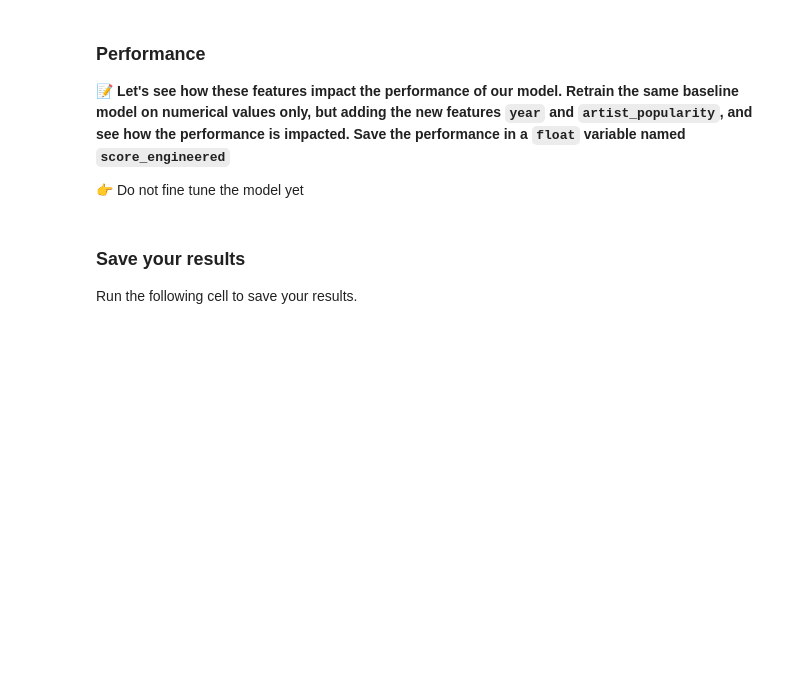
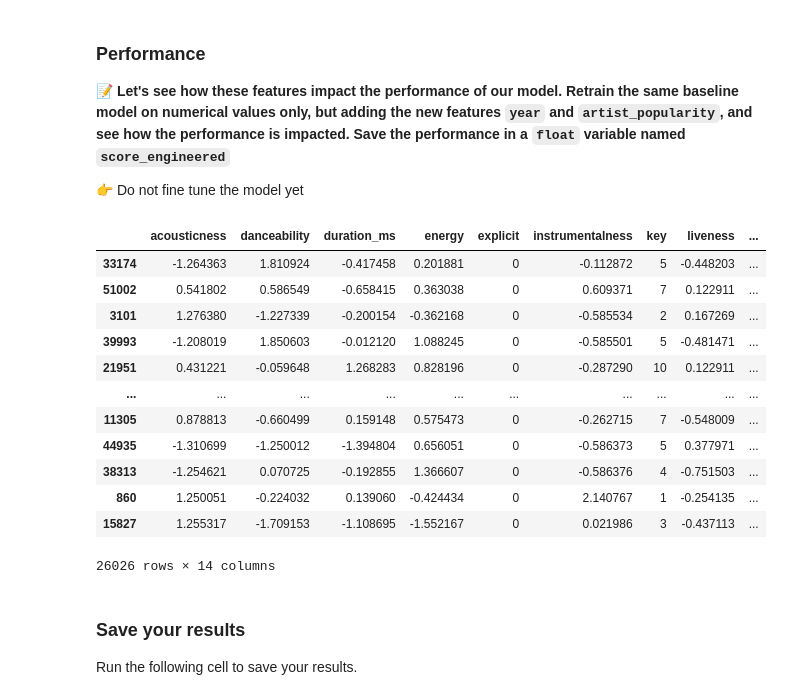
Before and after one commit to Celine-Guan/data-certification-exam, a Jupyter notebook: machine_learning/spotify_popularity_predictor.ipynb, the cells around one changed output. Cells and saved outputs as stored; diff of their text form; code cells hidden in the pictures; blank space fills up the shorter version.

```diff
--- a/machine_learning/spotify_popularity_predictor.ipynb
+++ b/machine_learning/spotify_popularity_predictor.ipynb
@@ -132,5 +133,7 @@ X_train, X_test, y_train, y_test = train_test_split(X_baseline, y, test_size=0.5
 
 **📝 Create `X_train_year` and `X_test_year` by adding the new column `year` containing the release year of the track as integer**
 # %%
-X_train['year'] = pd.DatetimeIndex(X_train['release_date']).year
-X_test['year'] = pd.DatetimeIndex(X_test['release_date']).year
+X_train_year = X_train
+X_train_year['year'] = pd.to_datetime(X_train_year['release_date']).dt.year
+X_test_year = X_test
+X_test_year['year'] = pd.to_datetime(X_test_year['release_date']).dt.year
@@ -148,9 +160,17 @@ artist_popularity=
+# %%
+df_train = pd.concat([X_train, y_train], axis=1)
+artist_popularity = df_train[['artist', 'popularity']].groupby(by='artist').mean()
+artist_popularity = artist_popularity.rename(columns={'popularity': 'artist_popularity'})
+# %%
+df_tmp=X_train_year.join(artist_popularity, on='artist')
 # %% [markdown]
 #### Apply the artist popularity to `X_train_year`
 
 **📝 Create a new DataFrame `X_train_engineered` which adds a new column to the existing `X_train_year` with the `artist_popularity` corresponding to the song's artist.**
 
 🚨 Make sure that the target `popularity` does not end up in `X_train_engineered`
+# %%
+X_train_engineered=df_tmp.drop(["release_date",'id','artist_popularity','artist','name'],axis=1)
 # %% [markdown]
 #### Apply the artist popularity to `X_test_year`
 
@@ -178,3 +207,19 @@ ChallengeResult("c7_feature_engineering",
 **📝 Let's see how these features impact the performance of our model. Retrain the same baseline model on numerical values only, but adding the new features `year` and `artist_popularity`, and see how the performance is impacted. Save the performance in a `float` variable named `score_engineered`**
 
 👉 Do not fine tune the model yet
+# %%
+X_train_engineered
+# %% [output]
+|  | acousticness | danceability | duration_ms | energy | explicit | instrumentalness | key | liveness | ... |
+| 33174 | -1.264363 | 1.810924 | -0.417458 | 0.201881 | 0 | -0.112872 | 5 | -0.448203 | ... |
+| 51002 | 0.541802 | 0.586549 | -0.658415 | 0.363038 | 0 | 0.609371 | 7 | 0.122911 | ... |
+| 3101 | 1.276380 | -1.227339 | -0.200154 | -0.362168 | 0 | -0.585534 | 2 | 0.167269 | ... |
+| 39993 | -1.208019 | 1.850603 | -0.012120 | 1.088245 | 0 | -0.585501 | 5 | -0.481471 | ... |
+| 21951 | 0.431221 | -0.059648 | 1.268283 | 0.828196 | 0 | -0.287290 | 10 | 0.122911 | ... |
+| ... | ... | ... | ... | ... | ... | ... | ... | ... | ... |
+| 11305 | 0.878813 | -0.660499 | 0.159148 | 0.575473 | 0 | -0.262715 | 7 | -0.548009 | ... |
+| 44935 | -1.310699 | -1.250012 | -1.394804 | 0.656051 | 0 | -0.586373 | 5 | 0.377971 | ... |
+| 38313 | -1.254621 | 0.070725 | -0.192855 | 1.366607 | 0 | -0.586376 | 4 | -0.751503 | ... |
+| 860 | 1.250051 | -0.224032 | 0.139060 | -0.424434 | 0 | 2.140767 | 1 | -0.254135 | ... |
+| 15827 | 1.255317 | -1.709153 | -1.108695 | -1.552167 | 0 | 0.021986 | 3 | -0.437113 | ... |
+26026 rows × 14 columns
```
Also changed, not shown: parts of 21 cells of this notebook, 5 other files.
